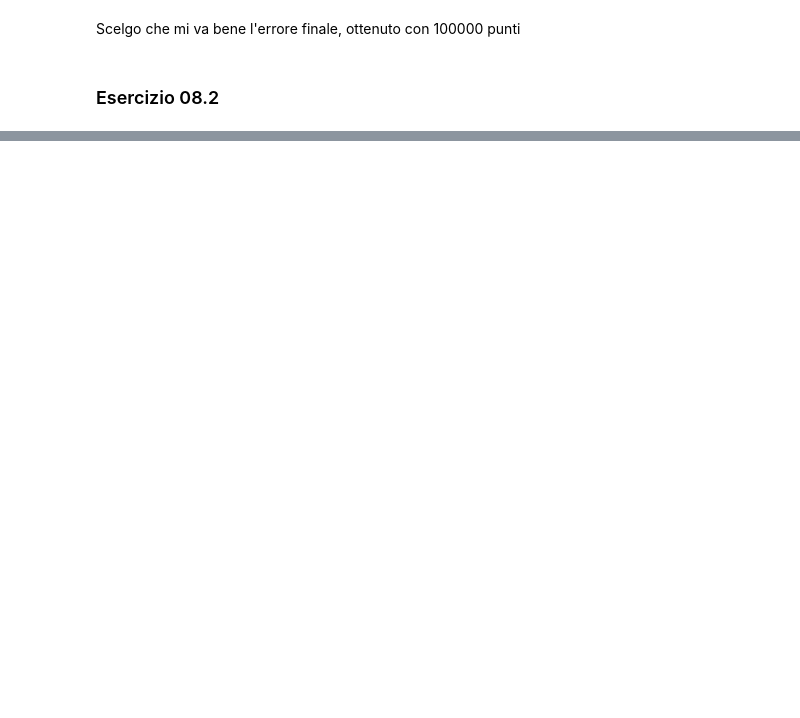
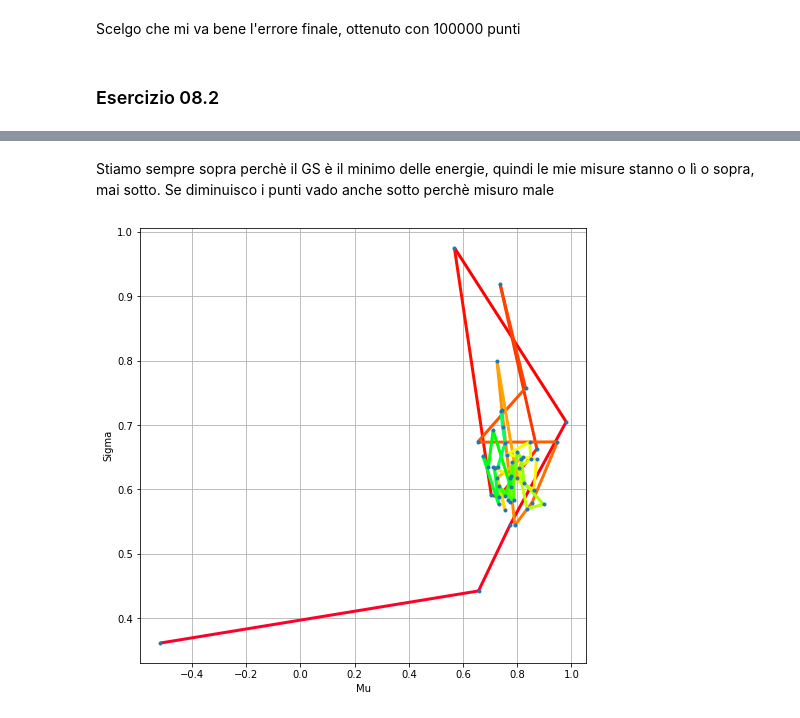
Before and after one commit to dariopullia/Numerical_Simulations_Lab, a Jupyter notebook: 08/Lezione8.ipynb, the cells around one changed output, grey strips where cells are left out. Drawn from its saved outputs; the diff is of its cells as text; code cells hidden in the pictures; blank space fills up the shorter version.

```diff
--- a/08/Lezione8.ipynb
+++ b/08/Lezione8.ipynb
@@ -50,0 +51,24 @@ plt.show()
+# %% [markdown]
+Stiamo sempre sopra perchè il GS è il minimo delle energie, quindi le mie misure stanno o lì o sopra, mai sotto. Se diminuisco i punti vado anche sotto perchè misuro male
+# %%
+Mu, Sig = np.loadtxt("data02/data02_MuSig.dat", usecols=(0,1), delimiter=' ', unpack='true')
+
+fig=plt.figure(figsize=(8,8))
+
+plt.plot(Mu, Sig,marker=".", linewidth=0)
+
+plt.xlabel('Mu')
+plt.ylabel('Sigma')
+plt.grid(True)
+#plt.legend()
+points = np.array([Mu, Sig]).T.reshape(-1, 1, 2)
+segments = np.concatenate([points[:-1], points[1:]], axis=1)
+lc = LineCollection(segments, cmap=plt.get_cmap('gist_rainbow'),
+    norm=plt.Normalize(0, N))
+lc.set_array(x)
+lc.set_linewidth(3)
+plt.gca().add_collection(lc)
+
+plt.show()
+# %% [output]
+[figure, added]
```
Also changed, not shown: parts of 4 cells of this notebook, 10 other files.
